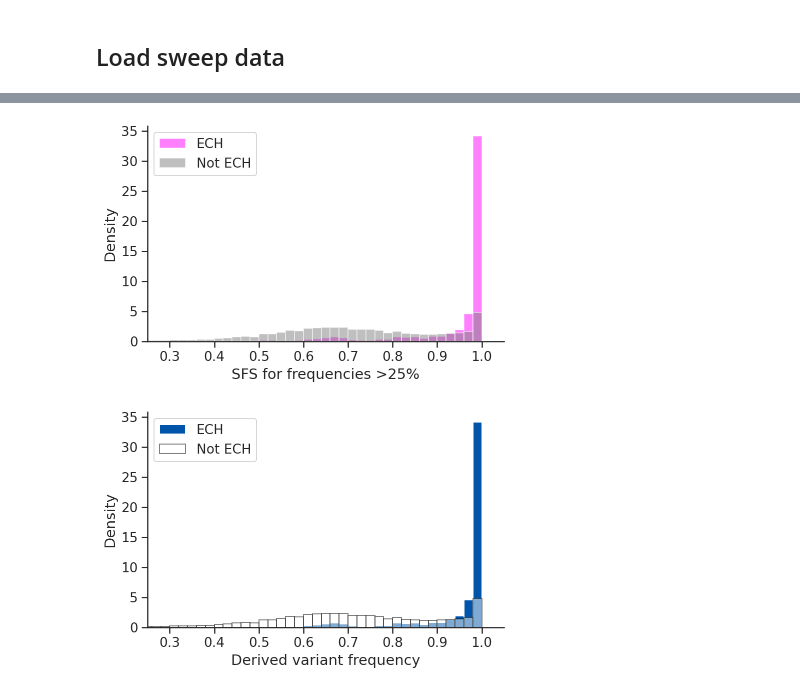
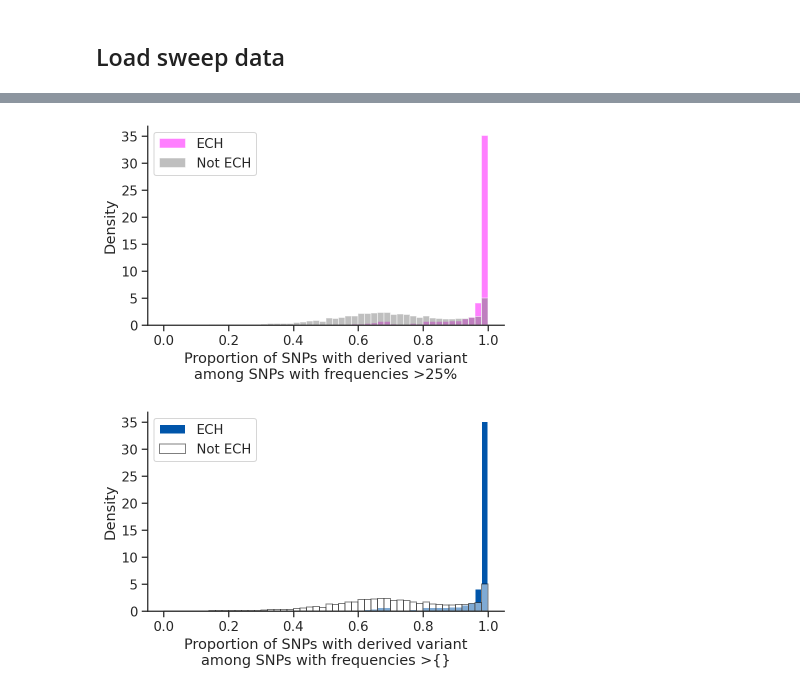
Before and after one commit to kaspermunch/humanXsweeps, a Jupyter notebook: notebooks/nb_24_derived_freqs.ipynb, the cells around one changed output, grey strips where cells are left out. Cells and saved outputs as stored; diff of their text form; code cells hidden in the pictures.

```diff
--- a/notebooks/nb_24_derived_freqs.ipynb
+++ b/notebooks/nb_24_derived_freqs.ipynb
@@ -363,6 +350,7 @@ plt.hist(afr_sfs_data, bins=20) ;
 # %%
 nonafr_genotypes_filt = nonafr_genotypes.loc[nonafr_missing < 0.2]
-nonafr_sfs_data = nonafr_genotypes_filt.apply(lambda sr: sr.sum() / (~sr.isnull()).sum(), axis=1 )
+# nonafr_sfs_data = nonafr_genotypes_filt.apply(lambda sr: sr.sum() / (~sr.isnull()).sum(), axis=1 )
+nonafr_sfs_data = nonafr_genotypes_filt.apply('mean', axis=1 )
 nonafr_sfs_data.index.name = 'pos'
 nonafr_sfs_data.head()
 # %% [output]
@@ -422,7 +410,7 @@ df = (nonafr_derived_freqs[['start', 'end', 'freq']]
 df = df.loc[~df.prop_swept.isnull()]
 
 df['ECH_freq_bin'] = pd.cut(df.prop_swept, np.linspace(0, 1, 5), include_lowest=True,
-                            labels=['0-25%', '25-50%', '50-75%', '75-100%'])
+                            labels=['No ECHs', 'ECH frequency 25-50%', 'ECH frequency 50-75%', 'ECH frequency 75-100%'])
 df.head()
 # %% [output]
 |  | start | end | freq | prop_swept | ECH_freq_bin |
@@ -437,0 +574,3 @@ df.head()
+# %%
+matplotlib.rcParams['font.family'] = "sans-serif"
+matplotlib.rcParams['font.sans-serif'] = "Arial"
@@ -548,5 +758,5 @@ min_freq
 # %%
-df = nonafr_genotypes.rename_axis('pos').reset_index().melt(id_vars='pos', var_name='indiv_1', value_name='is_derived')
+df = nonafr_genotypes_filt.rename_axis('pos').reset_index().melt(id_vars='pos', var_name='indiv_1', value_name='is_derived')
 df['start'] = (df.pos // 100000) * 100000
 df.head()
 # %% [output]
@@ -600,20 +806,20 @@ merged_data.head(3)
 # %%
 with sns.plotting_context('notebook', font_scale=1.2):
     with sns.axes_style("ticks", {'axes.grid' : False}):
         plt.hist(merged_data.loc[merged_data.swept == True].prop_deriv, label='ECH', facecolor='#FF01FF',
                  density=True, alpha=0.5, bins=np.linspace(0, 1, 51))
         plt.hist(merged_data.loc[merged_data.swept == False].prop_deriv, label='Not ECH', color='grey',
                  density=True, alpha=0.5, bins=np.linspace(0, 1, 51))
 
-        plt.xlabel("SFS for frequencies >{}%".format(int(min_freq*100)))
+        plt.xlabel("Proportion of SNPs with derived variant\namong SNPs with frequencies >{}%".format(int(min_freq*100)))
         plt.ylabel('Density')
         plt.legend()
-        plt.xlim(0.25)
+#        plt.xlim(0.25)
         sns.despine()
         plt.tight_layout()
         plt.savefig(str(ag.figures_dir / f'derived_{ech_calling_tag}.pdf'))
 # %% [output]
-[figure, old version]
+[figure, new version]
 # %%
 # #0055AA
 
@@ -629,15 +835,16 @@ with sns.plotting_context('notebook', font_scale=1.2):
                   edgecolor='black',
                  density=True, alpha=0.5, bins=np.linspace(0, 1, 51))
 
-        plt.xlabel("Derived variant frequency")
+        plt.xlabel("Proportion of SNPs with derived variant\namong SNPs with frequencies >{}")
         plt.ylabel('Density')
         plt.legend()
-        plt.xlim(0.25)
+#         plt.xlim(0.5)
+#         plt.ylim(top=0.5)
         sns.despine()
         plt.tight_layout()
         plt.savefig(str(ag.figures_dir / f'derived_{ech_calling_tag}.pdf'))
 # %% [output]
-[figure, old version]
+[figure, new version]
 # %%
 merged_data.groupby(['swept']).prop_deriv.agg(['mean', 'median', 'sem'])
 # %% [output]
```
Also changed, not shown: parts of 60 cells of this notebook, 22 other files.
